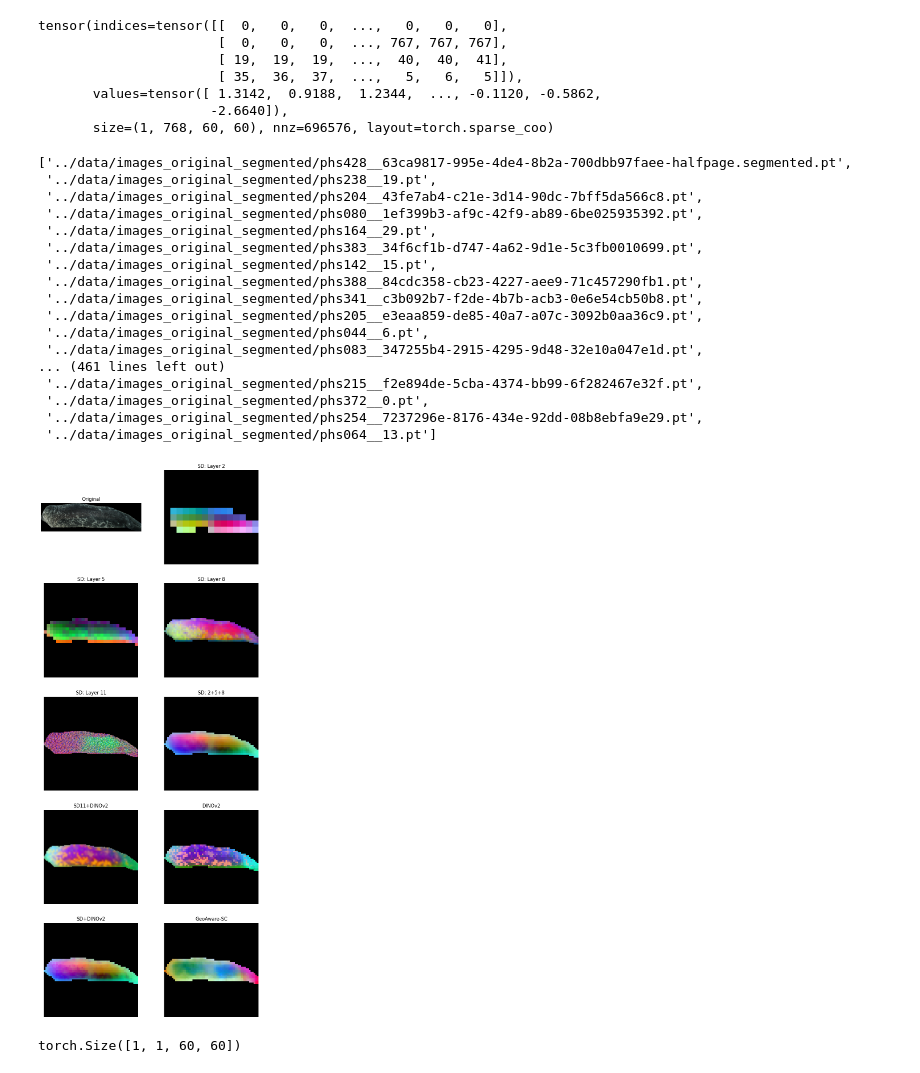
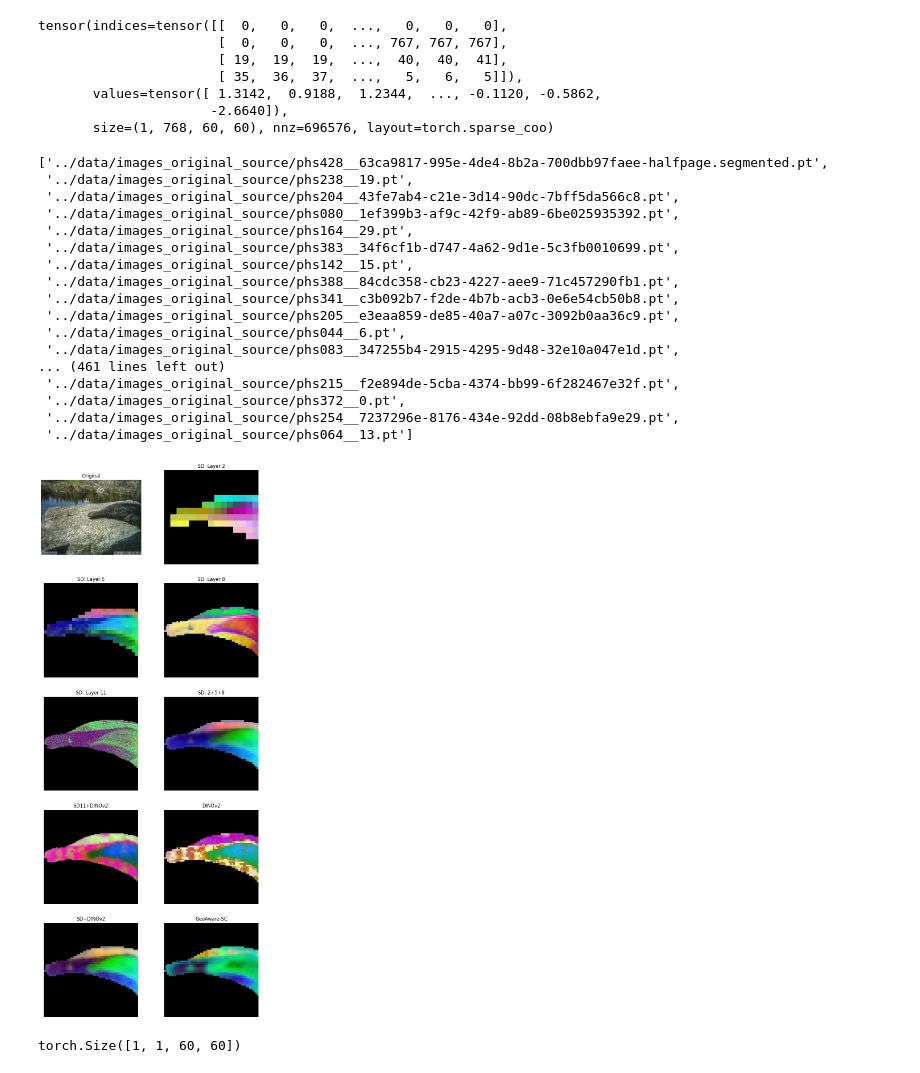
Before and after one commit to imveikka/GeoAware-SC, a Jupyter notebook: sandbox_norppa.ipynb, the cells around one changed output. Saved outputs shown, nothing was run; the diff lists cells and outputs as text; code cells hidden in the pictures.

Commit message:
include preprocessing of original images, using segmented images as masks

```diff
--- a/sandbox_norppa.ipynb
+++ b/sandbox_norppa.ipynb
@@ -582,26 +529,26 @@ with torch.inference_mode():
             features_dino], dim=1)
     desc = aggre_net(desc_gathered) # 1, 768, 60, 60
 # %%
-files = glob.glob("../data/images_original_segmented/*.pt")
+files = glob.glob("../data/images_original_source/*.pt")
 files
 # %% [output]
-['../data/images_original_segmented/phs428__63ca9817-995e-4de4-8b2a-700dbb97faee-halfpage.segmented.pt',
- '../data/images_original_segmented/phs238__19.pt',
- '../data/images_original_segmented/phs204__43fe7ab4-c21e-3d14-90dc-7bff5da566c8.pt',
- '../data/images_original_segmented/phs080__1ef399b3-af9c-42f9-ab89-6be025935392.pt',
- '../data/images_original_segmented/phs164__29.pt',
- '../data/images_original_segmented/phs383__34f6cf1b-d747-4a62-9d1e-5c3fb0010699.pt',
- '../data/images_original_segmented/phs142__15.pt',
- '../data/images_original_segmented/phs388__84cdc358-cb23-4227-aee9-71c457290fb1.pt',
- '../data/images_original_segmented/phs341__c3b092b7-f2de-4b7b-acb3-0e6e54cb50b8.pt',
- '../data/images_original_segmented/phs205__e3eaa859-de85-40a7-a07c-3092b0aa36c9.pt',
- '../data/images_original_segmented/phs044__6.pt',
- '../data/images_original_segmented/phs083__347255b4-2915-4295-9d48-32e10a047e1d.pt',
+['../data/images_original_source/phs428__63ca9817-995e-4de4-8b2a-700dbb97faee-halfpage.segmented.pt',
+ '../data/images_original_source/phs238__19.pt',
+ '../data/images_original_source/phs204__43fe7ab4-c21e-3d14-90dc-7bff5da566c8.pt',
+ '../data/images_original_source/phs080__1ef399b3-af9c-42f9-ab89-6be025935392.pt',
+ '../data/images_original_source/phs164__29.pt',
+ '../data/images_original_source/phs383__34f6cf1b-d747-4a62-9d1e-5c3fb0010699.pt',
+ '../data/images_original_source/phs142__15.pt',
+ '../data/images_original_source/phs388__84cdc358-cb23-4227-aee9-71c457290fb1.pt',
+ '../data/images_original_source/phs341__c3b092b7-f2de-4b7b-acb3-0e6e54cb50b8.pt',
+ '../data/images_original_source/phs205__e3eaa859-de85-40a7-a07c-3092b0aa36c9.pt',
+ '../data/images_original_source/phs044__6.pt',
+ '../data/images_original_source/phs083__347255b4-2915-4295-9d48-32e10a047e1d.pt',
 ... (461 lines left out)
- '../data/images_original_segmented/phs215__f2e894de-5cba-4374-bb99-6f282467e32f.pt',
- '../data/images_original_segmented/phs372__0.pt',
- '../data/images_original_segmented/phs254__7237296e-8176-434e-92dd-08b8ebfa9e29.pt',
- '../data/images_original_segmented/phs064__13.pt']
+ '../data/images_original_source/phs215__f2e894de-5cba-4374-bb99-6f282467e32f.pt',
+ '../data/images_original_source/phs372__0.pt',
+ '../data/images_original_source/phs254__7237296e-8176-434e-92dd-08b8ebfa9e29.pt',
+ '../data/images_original_source/phs064__13.pt']
 # %%
 from itertools import chain
 import glob
@@ -612,8 +559,8 @@ from PIL import Image
 
 
 # modify
-files = sorted(glob.glob("../data/images_original_segmented/*.pt"))
-ix = 22
+files = sorted(glob.glob("../data/images_original_source/*.pt"))
+ix = 0
 
 
 raw = torch.load(files[ix])
@@ -675,34 +622,34 @@ visualize_map_svd(axes[5], feat, f'SD: 2+5+8')
 
 
 feat = torch.cat([
     features_sd['s2'],
     F.interpolate(features_dino, size=num_patches*2, mode='bilinear', align_corners=False),
 ], dim=1)
 mask = features_sd['s2'].abs().sum(1) == 0
 ix = mask.nonzero(as_tuple=False)
 feat[ix[:, 0], :, ix[:, 1], ix[:, 2]] = 0
 visualize_map_svd(axes[6], feat, f'SD11+DINOv2')
 
 
 visualize_map_svd(axes[7], features_dino, f'DINOv2')
 
 
 feat = torch.cat([
     features_sd['s3'],
     F.interpolate(features_sd['s4'], size=(num_patches, num_patches), mode='bilinear', align_corners=False),
     F.interpolate(features_sd['s5'], size=(num_patches, num_patches), mode='bilinear', align_corners=False),
     features_dino
 ], dim=1)
 mask = features_sd['s3'].abs().sum(1) == 0
 ix = mask.nonzero(as_tuple=False)
 feat[ix[:, 0], :, ix[:, 1], ix[:, 2]] = 0
 visualize_map_svd(axes[8], feat, f'SD+DINOv2')
 
 
 visualize_map_svd(axes[9], desc, f'GeoAware-SC')
 plt.show()
 # %% [output]
-[figure, old version]
+[figure, new version]
 # %%
 (features_sd['s3'].abs().sum(1, keepdim=True) == 0).shape
 # %% [output]
```
Also changed, not shown: parts of 3 cells of this notebook, 2 other files.
